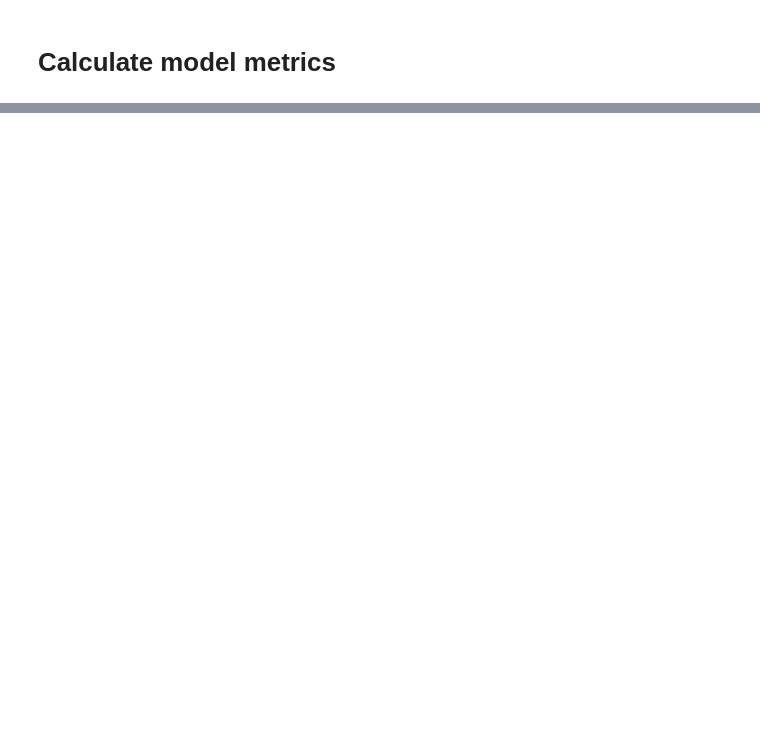
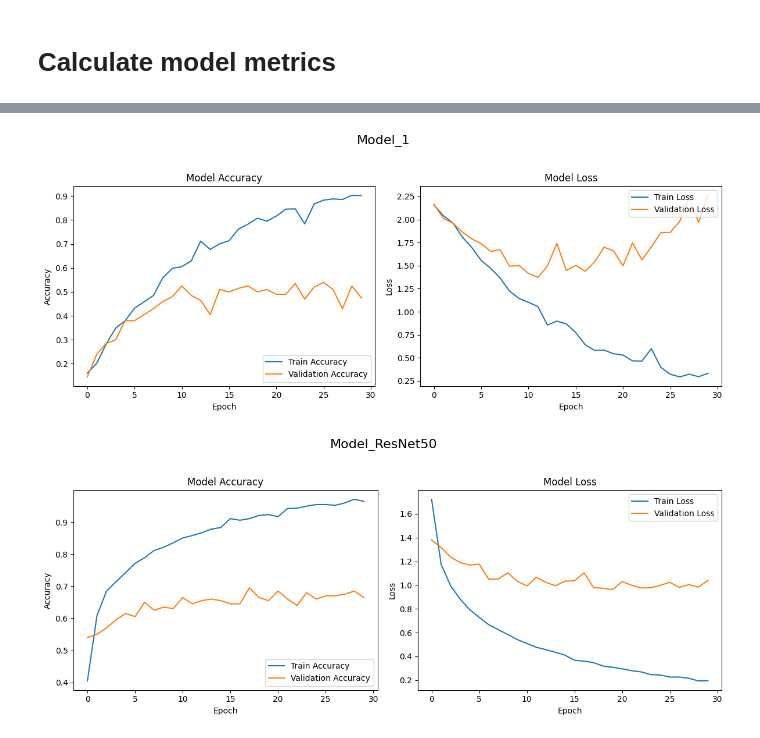
Before and after one commit to DawidStepniewski/MusicGenreRecognition, a Jupyter notebook: nn_models_classification.ipynb, the cells around one changed output, grey strips where cells are left out. Cells and saved outputs as stored; diff of their text form; code cells hidden in the pictures; blank space fills up the shorter version.

```diff
--- a/nn_models_classification.ipynb
+++ b/nn_models_classification.ipynb
@@ -347,0 +371,7 @@ for model in models_y:
+# %%
+for model in models_dict:
+  history = np.load(models_dict.get(model).get('history'), allow_pickle='TRUE').item()
+  plot_history(history, model)
+# %% [output]
+[figure, added]
+[figure, added]
```
Also changed, not shown: parts of 20 cells of this notebook.
